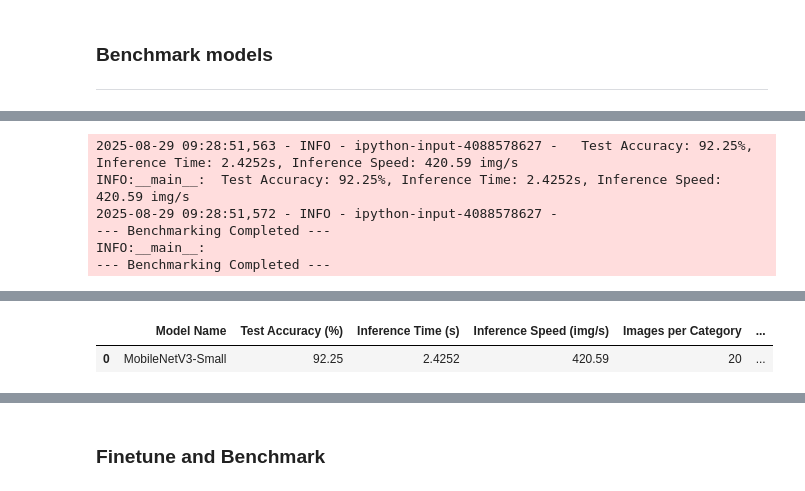
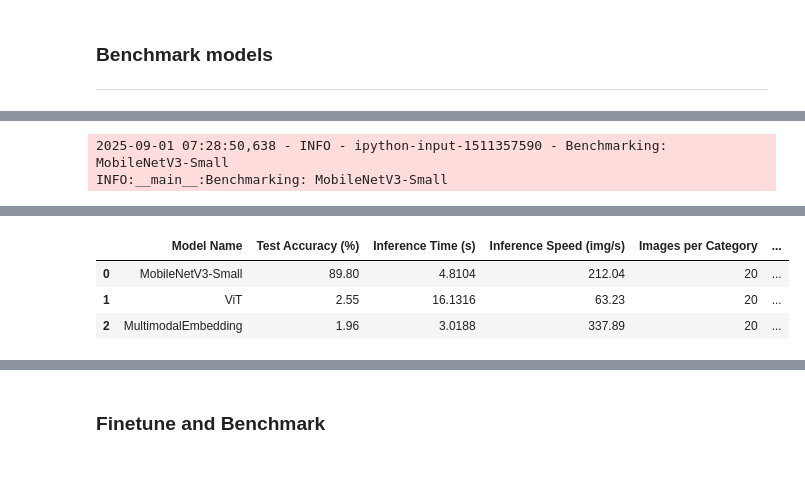
Before and after one commit to Vinit-source/draw-and-learn-ai-research, a Jupyter notebook: QuickDraw_benchmark_test.ipynb, the cells around one changed output, grey strips where cells are left out. Saved outputs shown, nothing was run; the diff lists cells and outputs as text; code cells hidden in the pictures.

```diff
--- a/QuickDraw_benchmark_test.ipynb
+++ b/QuickDraw_benchmark_test.ipynb
@@ -785,6 +812,7 @@ def get_augmented_quickdraw_data(categories, num_train_per_cat, num_test_per_cat
 
     # Create standard transforms
     base_transform = T.Compose([
+        T.Resize((224, 224)), # Resize to 224x224 for ViT compatibility
         T.ToTensor(),
         T.Normalize(mean=[0.485, 0.456, 0.406], std=[0.229, 0.224, 0.225])
     ])
@@ -796,12 +824,14 @@ def get_augmented_quickdraw_data(categories, num_train_per_cat, num_test_per_cat
         T.RandomRotation(15),
         T.RandomAffine(degrees=10, translate=(0.1, 0.1), scale=(0.9, 1.1)),
         T.ColorJitter(brightness=0.2, contrast=0.2),
+        T.Resize((224, 224)), # Resize to 224x224 for ViT compatibility
         base_transform
     ])
 
     # Simple transform for validation/testing
     test_transform = T.Compose([
         T.Grayscale(num_output_channels=3),
+        T.Resize((224, 224)), # Resize to 224x224 for ViT compatibility
         base_transform
     ])
 
@@ -824,16 +854,17 @@ def get_augmented_quickdraw_data(categories, num_train_per_cat, num_test_per_cat
                 continue
 
             # Calculate actual samples to use (limited by available data)
-            actual_num_train = min(num_train_per_cat, len(full_category_dataset) * 0.7)
+            actual_num_train = min(num_train_per_cat, int(len(full_category_dataset) * 0.7))
             remaining_samples = len(full_category_dataset) - actual_num_train
 
             # Split remaining samples between validation and test
-            actual_num_val = min(num_train_per_cat * 0.2, remaining_samples * 0.5)
+            actual_num_val = min(int(num_train_per_cat * VALIDATION_SPLIT), int(remaining_samples * 0.5))
             actual_num_test = min(NUM_TEST_SAMPLES_PER_CATEGORY, remaining_samples - actual_num_val)
 
             actual_num_train = int(actual_num_train)
             actual_num_val = int(actual_num_val)
             actual_num_test = int(actual_num_test)
+
 
             logger.info(f"Category {category_name}: {actual_num_train} train, {actual_num_val} val, {actual_num_test} test")
 
@@ -870,13 +901,16 @@ def get_augmented_quickdraw_data(categories, num_train_per_cat, num_test_per_cat
         else:
             logger.warning("Some categories failed to load, proceeding with available data.")
 
+
     # Combine datasets across categories
     train_dataset = ConcatDataset(all_train_datasets)
     val_dataset = ConcatDataset(all_val_datasets)
     test_dataset = ConcatDataset(all_test_datasets)
 
+
     logger.info(f"Created datasets with {len(train_dataset)} training samples, "
                f"{len(val_dataset)} validation samples, and {len(test_dataset)} test samples.")
+
 
     return train_dataset, val_dataset, test_dataset
 
@@ -905,6 +939,7 @@ class TransformedSubset(Dataset):
             placeholder = torch.zeros(3, 224, 224)
             return placeholder, self.label
 
+
     def __len__(self):
         return len(self.indices)
 # %% [markdown]
@@ -1284,13 +1475,28 @@ def benchmark_models_on_test_set(models_to_benchmark, test_loader, device=DEVICE
         with torch.no_grad():
             start_inference_time = time.time()
             for images, labels in tqdm(test_loader, desc=f"  Evaluating {model_name}", leave=False): # Added tqdm here
-                images, labels = images.to(device), labels.to(DEVICE)
+                # MultimodalEmbeddingWrapper expects PIL images, others expect tensors
+                if isinstance(model, MultimodalEmbeddingWrapper):
+                     # The MultimodalEmbeddingWrapper handles its own data loading/processing internally
+                     # We just need to provide the raw images (as tensors) and labels for comparison
+                     # The wrapper's forward method will handle the conversion to PIL and API calls
+                     images_for_model = images # Pass the tensor batch
+                else:
+                    images_for_model, labels = images.to(DEVICE), labels.to(DEVICE)
+
 
                 # Forward pass
-                outputs = model(images)
+                outputs = model(images_for_model)
 
-                _, predicted = torch.max(outputs, 1)
-                test_correct += (predicted == labels).sum().item()
+                # Access the logits from the model output
+                if hasattr(outputs, 'logits'):
+                    logits = outputs.logits.to(DEVICE) # Move logits to device
+                else:
+                    # Assume the output is already logits or the final layer output
+                    logits = outputs.to(DEVICE) # Move outputs to device
+
+                _, predicted = torch.max(logits, 1)
+                test_correct += (predicted == labels.to(DEVICE)).sum().item()
                 test_total += labels.size(0)
 
             inference_time = time.time() - start_inference_time
@@ -1344,7 +1550,7 @@ benchmarked_models = {}
 try:
     mobilenet_wrapper = MobileNetV3Wrapper()
     # MODIFIED: Ensure the filename matches the saving format with LATEST_PATH
-    mobilenet_path = f"{MODEL_SAVE_PATH}/MobileNetV3-Small_best__Checkpoint..._samples8000_epochs20_classes51.pth"
+    mobilenet_path = "/content/models/MobileNetV3-Small_best__Checkpoint..._samples8000_epochs20_classes51.pth"
     mobilenet_wrapper.model.load_state_dict(torch.load(mobilenet_path))
     benchmarked_models["MobileNetV3-Small"] = mobilenet_wrapper.model
     logger.info(f"Loaded MobileNetV3-Small from {mobilenet_path}")
@@ -1367,7 +1573,7 @@ try:
 
     # Try loading a fine-tuned checkpoint if it exists, otherwise use the pre-trained model with modified head
     try:
-        vit_path = f"{MODEL_SAVE_PATH}/ViT_best__Checkpoint..._samples8000_epochs20_classes51.pth"
+        vit_path = f"{MODEL_SAVE_PATH}/ViT_best{LATEST_PATH}.pth"
         vit_model.load_state_dict(torch.load(vit_path))
         logger.info(f"Loaded fine-tuned ViT from {vit_path}")
     except Exception as e:
@@ -1382,7 +1588,7 @@ except Exception as e:
 # Load ShuffleNetV2_x0_5
 try:
     shufflenet_wrapper = ShuffleNetV2Wrapper()
-    shufflenet_path = f"{MODEL_SAVE_PATH}/ShuffleNetV2_x0_5_best__Checkpoint..._samples8000_epochs20_classes51.pth"
+    shufflenet_path = f"{MODEL_SAVE_PATH}/ShuffleNetV2_x0_5_best{LATEST_PATH}.pth"
     shufflenet_wrapper.model.load_state_dict(torch.load(shufflenet_path))
     benchmarked_models["ShuffleNetV2_x0_5"] = shufflenet_wrapper.model
     logger.info(f"Loaded ShuffleNetV2_x0_5 from {shufflenet_path}")
@@ -1392,12 +1598,35 @@ except Exception as e:
 # Load SqueezeNet1_1
 try:
     squeezenet_wrapper = SqueezeNetWrapper()
-    squeezenet_path = f"{MODEL_SAVE_PATH}/SqueezeNet1_1_best__Checkpoint..._samples8000_epochs20_classes51.pth"
+    squeezenet_path = f"{MODEL_SAVE_PATH}/SqueezeNet1_1_best{LATEST_PATH}.pth"
     squeezenet_wrapper.model.load_state_dict(torch.load(squeezenet_path))
     benchmarked_models["SqueezeNet1_1"] = squeezenet_wrapper.model
     logger.info(f"Loaded SqueezeNet1_1 from {squeezenet_path}")
 except Exception as e:
     logger.warning(f"Could not load SqueezeNet1_1 for benchmarking: {e}")
+
+# Load MultimodalEmbeddingModel
+try:
+    # Make sure you have authenticated using `google.colab.auth.authenticate_user()`
+    if not PROJECT_ID and not LOCATION:
+         logger.warning("PROJECT_ID or LOCATION not defined. Cannot load MultimodalEmbeddingModel.")
+    else:
+         multimodal_wrapper = MultimodalEmbeddingWrapper(project_id=PROJECT_ID, location=LOCATION, categories=QUICKDRAW_CATEGORIES)
+         # The MultimodalEmbeddingWrapper's classifier needs to be trained or loaded
+         # For benchmarking, we'll assume a classifier has been trained and saved.
+         # Attempt to load a saved classifier state dict
+         try:
+             multimodal_path = f"{MODEL_SAVE_PATH}/MultimodalEmbeddingWrapper_classifier_best{LATEST_PATH}.pth"
+             multimodal_wrapper.load_state_dict(torch.load(multimodal_path))
+             logger.info(f"Loaded MultimodalEmbeddingWrapper classifier from {multimodal_path}")
+         except Exception as e:
+             logger.warning(f"Could not load MultimodalEmbeddingWrapper classifier from {multimodal_path}: {e}. Using untrained classifier.")
+
+         benchmarked_models["MultimodalEmbedding"] = multimodal_wrapper
+         logger.info("Loaded MultimodalEmbedding model for benchmarking.")
+
+except Exception as e:
+    logger.warning(f"Could not load MultimodalEmbeddingModel for benchmarking: {e}")
 
 
 # Check if any models were loaded
@@ -1436,6 +1680,2 @@ INFO:__main__:Benchmarking: MobileNetV3-Small
-2025-08-29 09:28:51,563 - INFO - ipython-input-4088578627 -   Test Accuracy: 92.25%, Inference Time: 2.4252s, Inference Speed: 420.59 img/s
-INFO:__main__:  Test Accuracy: 92.25%, Inference Time: 2.4252s, Inference Speed: 420.59 img/s
-2025-08-29 09:28:51,572 - INFO - ipython-input-4088578627 -
---- Benchmarking Completed ---
-INFO:__main__:
---- Benchmarking Completed ---
+2025-09-01 07:28:50,638 - INFO - ipython-input-1511357590 - Benchmarking: MobileNetV3-Small
+INFO:__main__:Benchmarking: MobileNetV3-Small
@@ -1442,2 +1707,4 @@ INFO:__main__:
 |  | Model Name | Test Accuracy (%) | Inference Time (s) | Inference Speed (img/s) | Images per Category | ... |
-| 0 | MobileNetV3-Small | 92.25 | 2.4252 | 420.59 | 20 | ... |
+| 0 | MobileNetV3-Small | 89.80 | 4.8104 | 212.04 | 20 | ... |
+| 1 | ViT | 2.55 | 16.1316 | 63.23 | 20 | ... |
+| 2 | MultimodalEmbedding | 1.96 | 3.0188 | 337.89 | 20 | ... |
```
Also changed, not shown: parts of 11 cells of this notebook.
